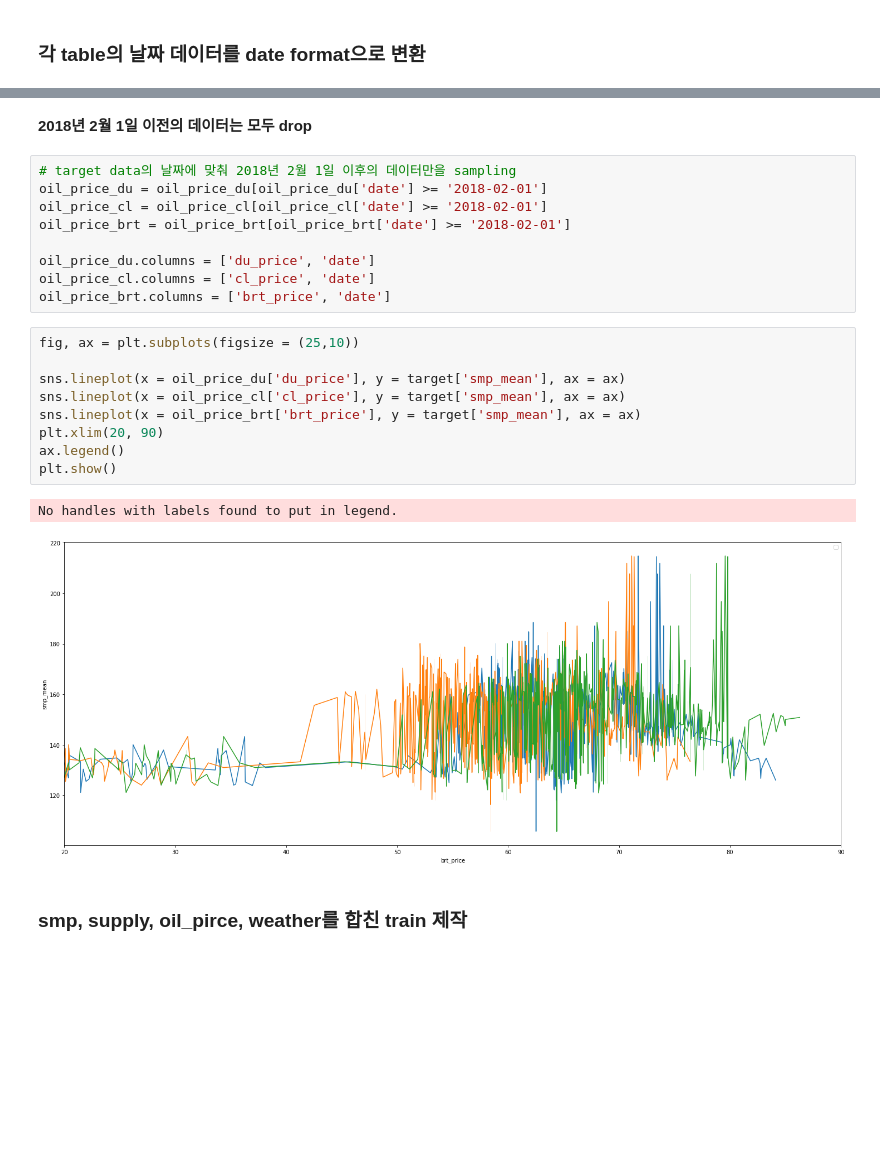
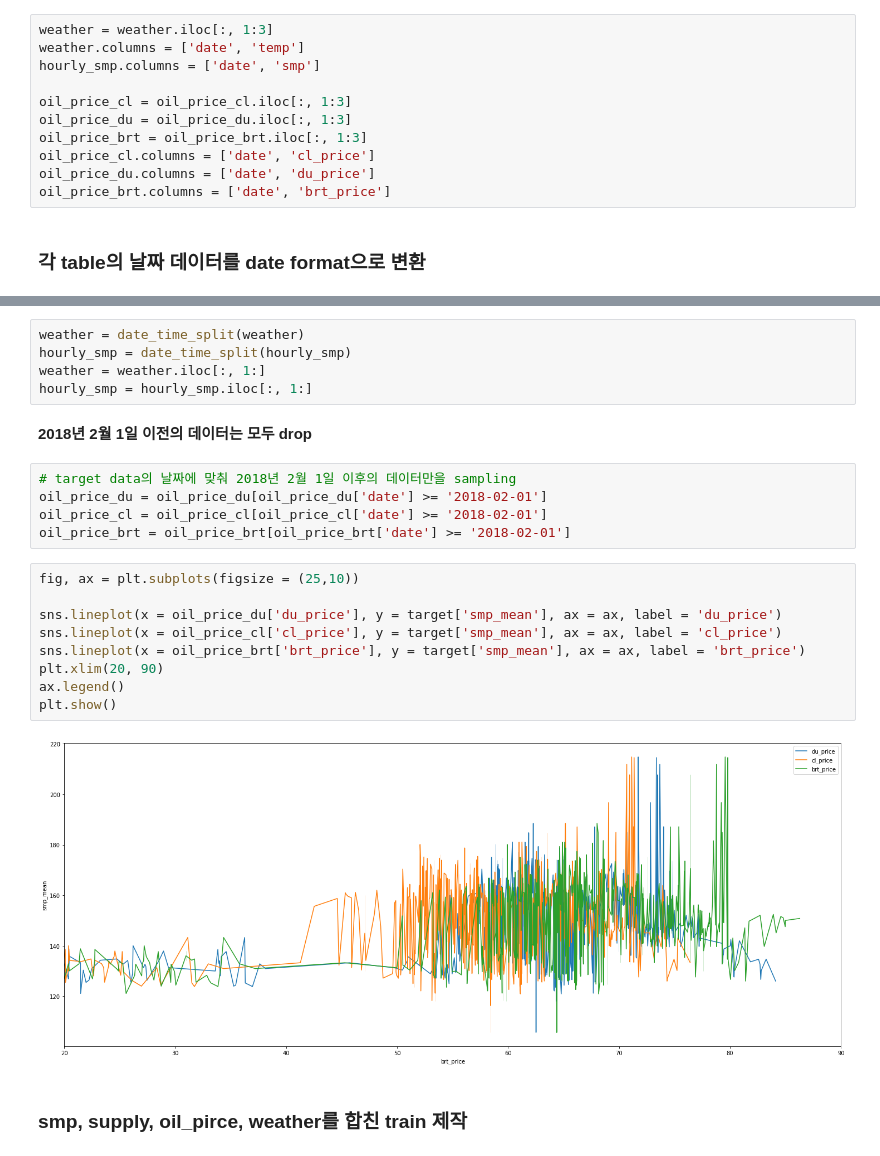
Before and after one commit to Kiminjo/electricity_usage_forecast, a Jupyter notebook: Dacon_main.ipynb, the cells around one changed output, grey strips where cells are left out. Cells and saved outputs as stored; diff of their text form; blank space fills up the shorter version.

Commit message:
finish eda and time data eda

```diff
--- a/Dacon_main.ipynb
+++ b/Dacon_main.ipynb
@@ -43,3 +78,14 @@ oil_price_brt = oil_price_brt_original.copy()
+# %%
+weather = weather.iloc[:, 1:3]
+weather.columns = ['date', 'temp']
+hourly_smp.columns = ['date', 'smp']
+
+oil_price_cl = oil_price_cl.iloc[:, 1:3]
+oil_price_du = oil_price_du.iloc[:, 1:3]
+oil_price_brt = oil_price_brt.iloc[:, 1:3]
+oil_price_cl.columns = ['date', 'cl_price']
+oil_price_du.columns = ['date', 'du_price']
+oil_price_brt.columns = ['date', 'brt_price']
 # %% [markdown]
 ### 각 table의 날짜 데이터를 date format으로 변환
 # %%
@@ -72,3 +130,8 @@ oil_price_cl.head(5)
+# %%
+weather = date_time_split(weather)
+hourly_smp = date_time_split(hourly_smp)
+weather = weather.iloc[:, 1:]
+hourly_smp = hourly_smp.iloc[:, 1:]
 # %% [markdown]
 **2018년 2월 1일 이전의 데이터는 모두 drop**
 # %%
@@ -76,22 +139,17 @@ oil_price_cl.head(5)
 oil_price_du = oil_price_du[oil_price_du['date'] >= '2018-02-01']
 oil_price_cl = oil_price_cl[oil_price_cl['date'] >= '2018-02-01']
 oil_price_brt = oil_price_brt[oil_price_brt['date'] >= '2018-02-01']
-
-oil_price_du.columns = ['du_price', 'date']
-oil_price_cl.columns = ['cl_price', 'date']
-oil_price_brt.columns = ['brt_price', 'date']
 # %%
 fig, ax = plt.subplots(figsize = (25,10))
 
-sns.lineplot(x = oil_price_du['du_price'], y = target['smp_mean'], ax = ax)
-sns.lineplot(x = oil_price_cl['cl_price'], y = target['smp_mean'], ax = ax)
-sns.lineplot(x = oil_price_brt['brt_price'], y = target['smp_mean'], ax = ax)
+sns.lineplot(x = oil_price_du['du_price'], y = target['smp_mean'], ax = ax, label = 'du_price')
+sns.lineplot(x = oil_price_cl['cl_price'], y = target['smp_mean'], ax = ax, label = 'cl_price')
+sns.lineplot(x = oil_price_brt['brt_price'], y = target['smp_mean'], ax = ax, label = 'brt_price')
 plt.xlim(20, 90)
 ax.legend()
 plt.show()
 # %% [output]
-No handles with labels found to put in legend.
-[figure, old version]
+[figure, new version]
 # %% [markdown]
 ### smp, supply, oil_pirce, weather를 합친 train 제작
 # %%
```
Also changed, not shown: parts of 18 cells of this notebook, 1 other file.
